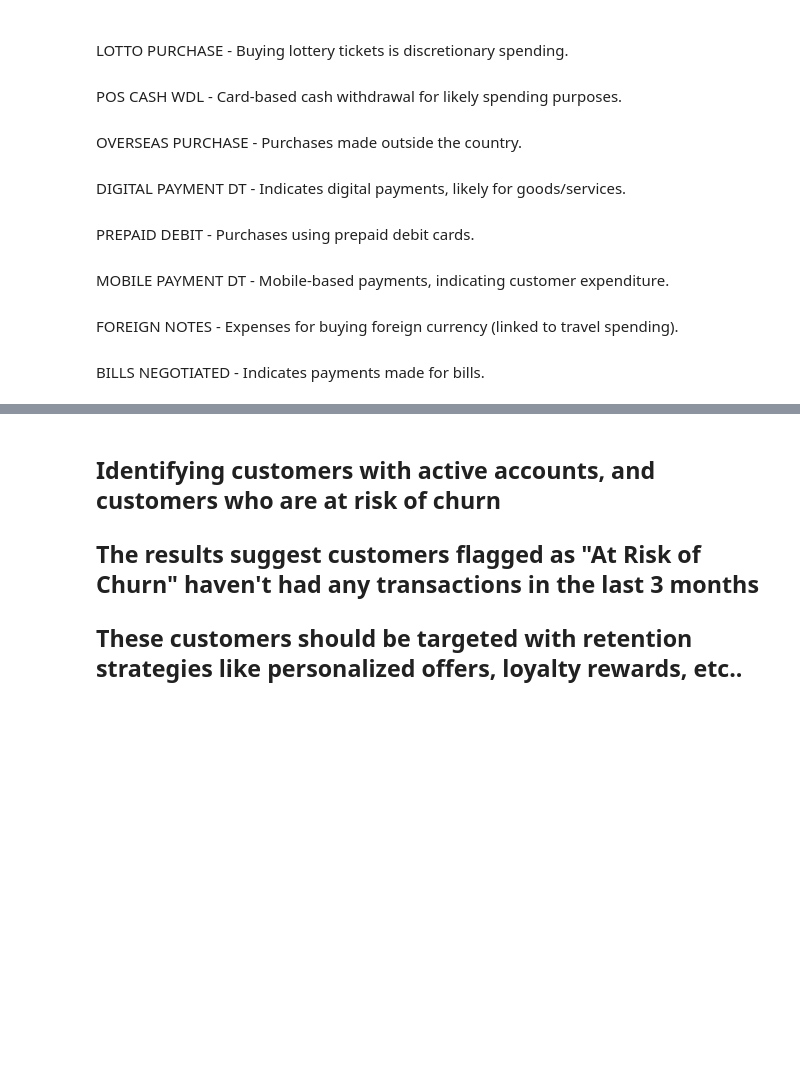
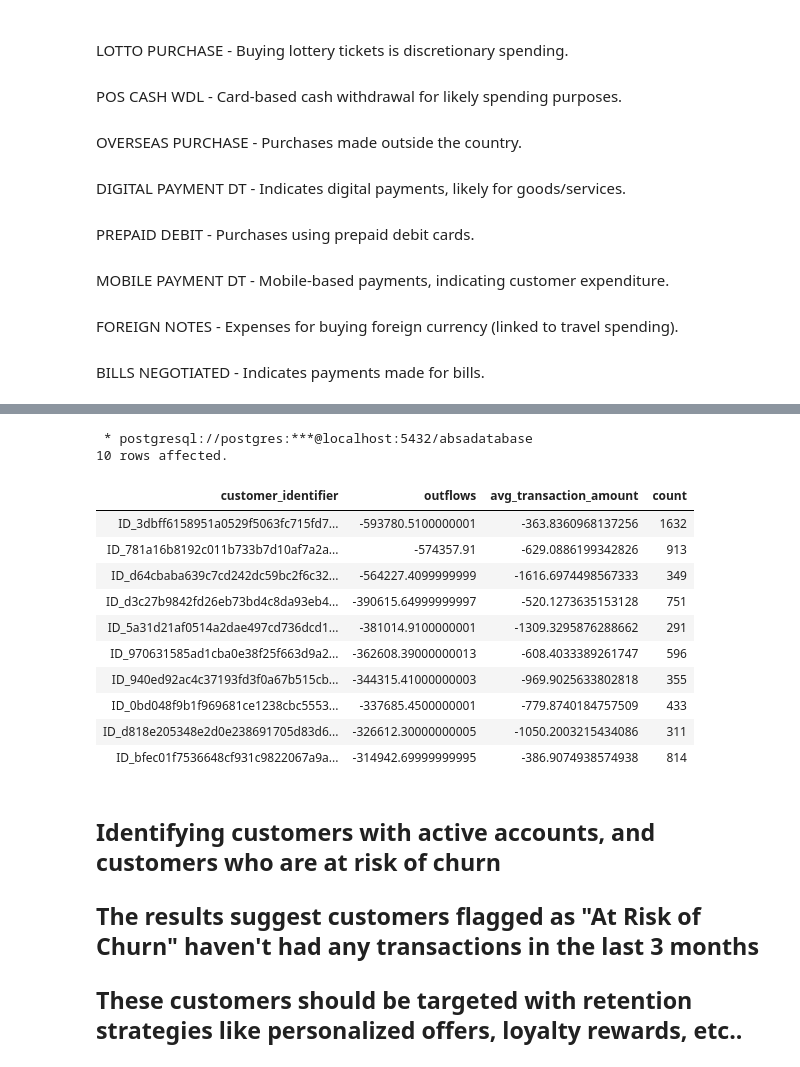
Before and after one commit to The-DigitalAcademy/EXPLORING-ABSA-DATASETS, a Jupyter notebook: keys.ipynb, the cells around one changed output, grey strips where cells are left out. Drawn from its saved outputs; the diff is of its cells as text; code cells hidden in the pictures; blank space fills up the shorter version.

Commit message:
transactions

```diff
--- a/keys.ipynb
+++ b/keys.ipynb
@@ -273,3 +155,74 @@ LIMIT 10
+# %%
+%%sql
+SELECT customer_identifier,
+SUM(amt) AS outflows,
+AVG(amt) AS avg_transaction_amount,
+count(amt)
+FROM transactiondata
+WHERE transaction_description IN (
+'POS PURCHASE',
+'POS PUR & CASH',
+'AIRTIME DEBIT',
+'AIRTIME DBT ATMS',
+'LOTTO PURCHASE',
+'DIGITAL PAYMENT DT',
+'IBANK PAYMENT TO',
+'MOBILE PAYMENT DT',
+'STOP ORDER TO',
+'BILLS NEGOTIATED',
+'EXT STOP ORDER TO',
+'ACB DEBIT: EXTERNAL',
+'ACB DEBIT: INTERNAL',
+'NAEDO DEBIT ORDER',
+'NAEDO TRACKED DO',
+'NAEDO TRACK INTL',
+'ATM WITHDRAWAL',
+'POS CASH WDL',
+'CASHSEND ATM',
+'CASHSEND DIGITAL',
+'CASHSEND MOBILE',
+'CASH WITHDRAWAL',
+'TRI ATM WITHDRAWAL',
+'PINP CLNT CASH WDL',
+'PINP TELL CASH WDL',
+'CHARGES',
+'DIGITAL TRAN FEES',
+'MANAGEMENT FEE',
+'REWARDS FEE',
+'OD: INITIATION FEE',
+'OD: LEDGER FEE',
+'TRANSFER TO',
+'ATM TRANSFER',
+'IBANK TRANSFER',
+'MOBILE TRANSFER DT',
+'DIGITAL TRANSF DT',
+'SCAN TRANSFER TO',
+'IMDTE DIGITAL PMT',
+'INET IMMEDIATE PMT',
+'DO EXT DISP ONLNE',
+'DO EXT DISP BRANCH',
+'DO INT DISP ONLNE',
+'ACB DEBIT REVERSAL',
+'NAEDO DO UNPD',
+'DIGITAL PAYMENT CR'
+)
+GROUP BY customer_identifier
+ORDER BY  outflows
+LIMIT 10
+# %% [output]
+ * postgresql://postgres:***@localhost:5432/absadatabase
+10 rows affected.
+| customer_identifier | outflows | avg_transaction_amount | count |
+| ID_3dbff6158951a0529f5063fc715fd7... | -593780.5100000001 | -363.8360968137256 | 1632 |
+| ID_781a16b8192c011b733b7d10af7a2a... | -574357.91 | -629.0886199342826 | 913 |
+| ID_d64cbaba639c7cd242dc59bc2f6c32... | -564227.4099999999 | -1616.6974498567333 | 349 |
+| ID_d3c27b9842fd26eb73bd4c8da93eb4... | -390615.64999999997 | -520.1273635153128 | 751 |
+| ID_5a31d21af0514a2dae497cd736dcd1... | -381014.9100000001 | -1309.3295876288662 | 291 |
+| ID_970631585ad1cba0e38f25f663d9a2... | -362608.39000000013 | -608.4033389261747 | 596 |
+| ID_940ed92ac4c37193fd3f0a67b515cb... | -344315.41000000003 | -969.9025633802818 | 355 |
+| ID_0bd048f9b1f969681ce1238cbc5553... | -337685.4500000001 | -779.8740184757509 | 433 |
+| ID_d818e205348e2d0e238691705d83d6... | -326612.30000000005 | -1050.2003215434086 | 311 |
+| ID_bfec01f7536648cf931c9822067a9a... | -314942.69999999995 | -386.9074938574938 | 814 |
 # %% [markdown]
 ## Identifying customers with active accounts, and customers who are at risk of churn
 ## The results suggest customers flagged as "At Risk of Churn" haven't had any transactions in the last 3 months
```
Also changed, not shown: parts of 2 cells of this notebook.
